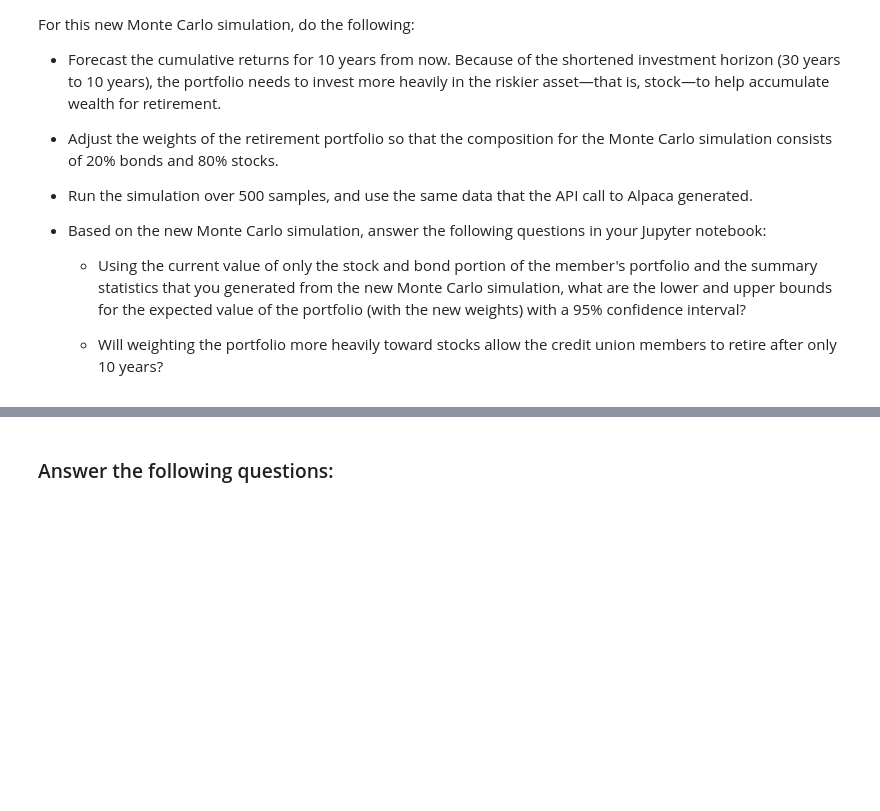
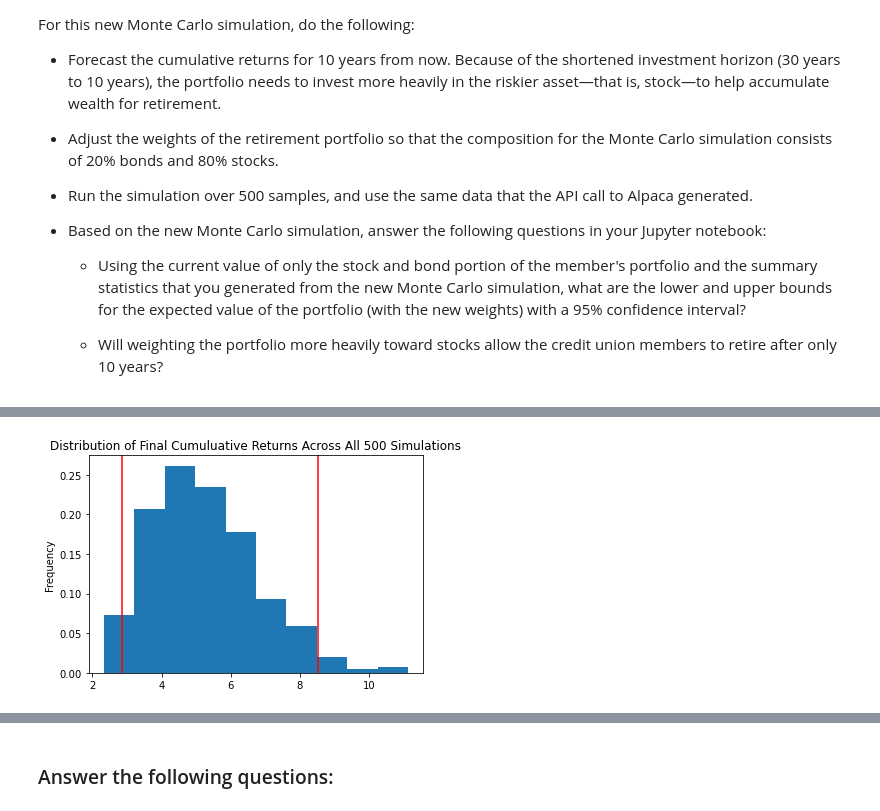
Before and after one commit to flyfishjay/challenge_week_5, a Jupyter notebook: financial_planning_tools.ipynb, the cells around one changed output, grey strips where cells are left out. Cells and saved outputs as stored; diff of their text form; code cells hidden in the pictures; blank space fills up the shorter version.

```diff
--- a/financial_planning_tools.ipynb
+++ b/financial_planning_tools.ipynb
@@ -635,7 +675,9 @@ For this new Monte Carlo simulation, do the following:
 # %%
 # Visualize the probability distribution of the 10-year Monte Carlo simulation
 # by plotting a histogram
-# YOUR CODE HERE
+MC_20_80_dist = MC_20_80.plot_distribution()
+# %% [output]
+[figure, added]
 # %%
 # Generate summary statistics from the 10-year Monte Carlo simulation results
 # Save the results as a variable
```
Also changed, not shown: parts of 17 cells of this notebook.
